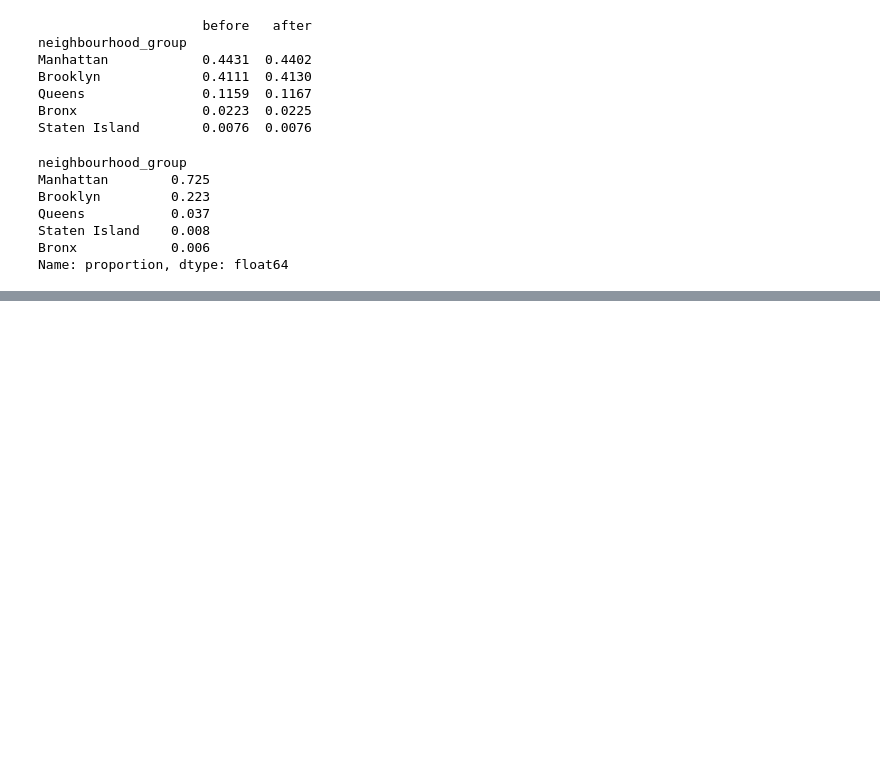
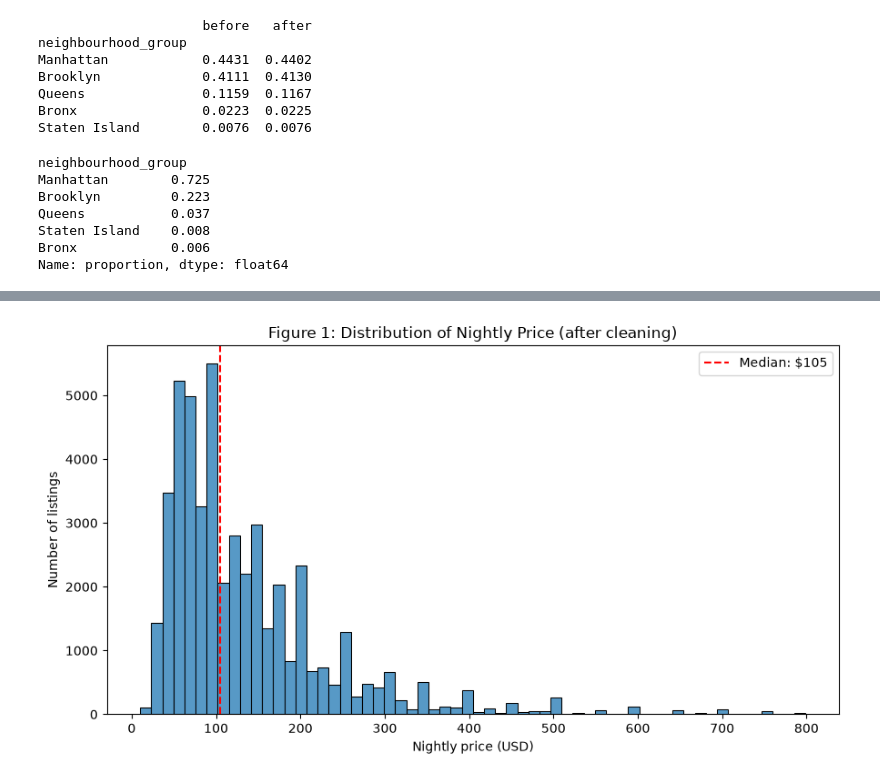
Before and after one commit to MinKhaungMinLwin/ai-programming-foundations-project, a Jupyter notebook: data_workflow.ipynb, the cells around one changed output, grey strips where cells are left out. Saved outputs shown, nothing was run; the diff lists cells and outputs as text; code cells hidden in the pictures; blank space fills up the shorter version.

```diff
--- a/data_workflow.ipynb
+++ b/data_workflow.ipynb
@@ -149,0 +202,14 @@ Name: proportion, dtype: float64
+# %%
+fig, ax = plt.subplots(figsize=(9, 5))
+sns.histplot(df_clean["price"], bins=60, ax=ax)
+ax.axvline(df_clean["price"].median(), color="red", linestyle="--",
+           label=f"Median: ${df_clean['price'].median():.0f}")
+ax.set_title("Figure 1: Distribution of Nightly Price (after cleaning)")
+ax.set_xlabel("Nightly price (USD)")
+ax.set_ylabel("Number of listings")
+ax.legend()
+plt.tight_layout()
+plt.savefig("figures/fig1_price_distribution.png", dpi=150)
+plt.show()
+# %% [output]
+[figure, added]
```
Also changed, not shown: parts of 8 cells of this notebook, 4 other files.
